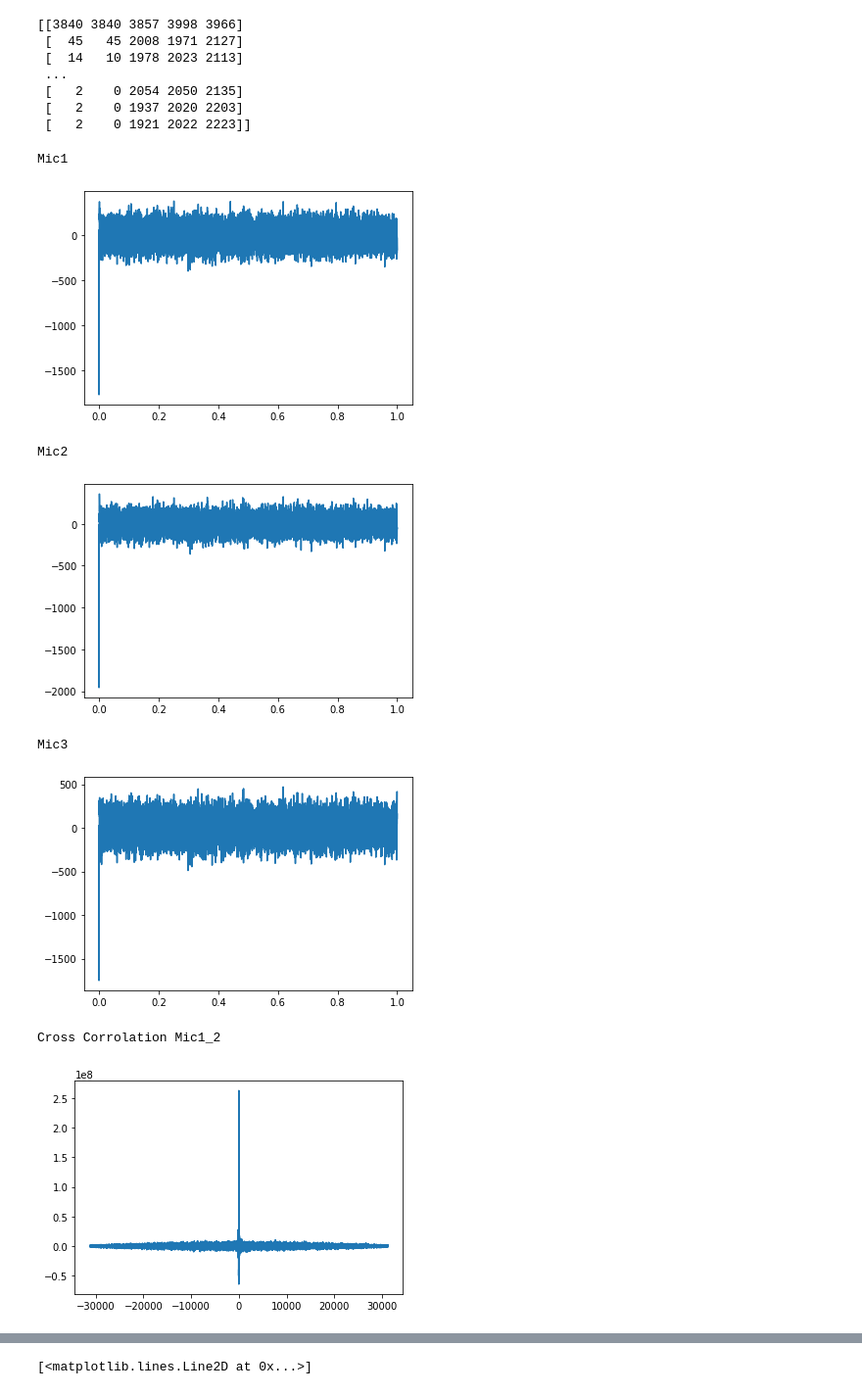
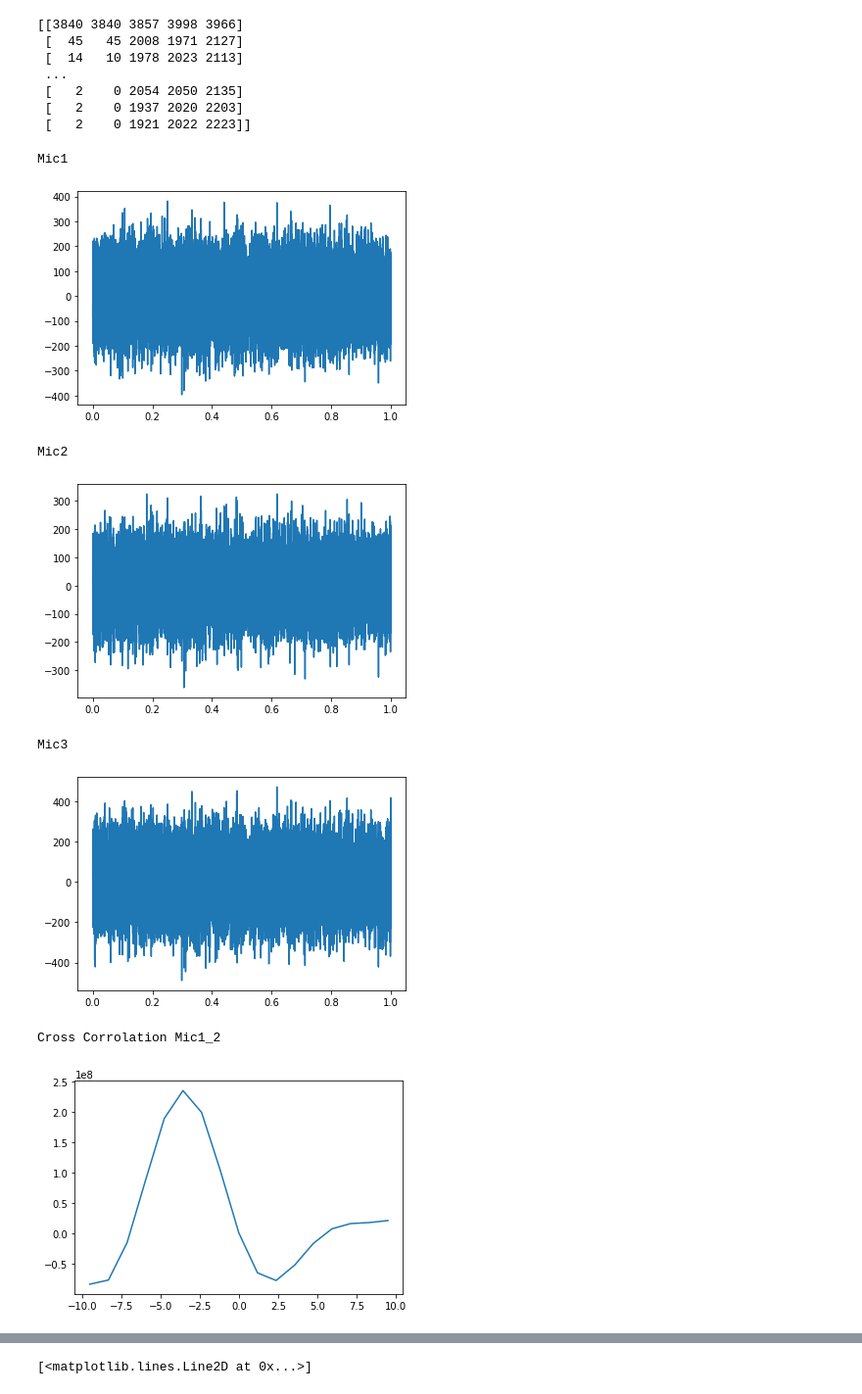
Before and after one commit to stemnic/TTT4280-Labs, a Jupyter notebook: lab2/audioSample.ipynb, the cells around one changed output, grey strips where cells are left out. Shown at 98% size. Saved outputs shown, nothing was run; the diff lists cells and outputs as text; code cells hidden in the pictures.

```diff
--- a/lab2/audioSample.ipynb
+++ b/lab2/audioSample.ipynb
@@ -59,9 +59,9 @@ def signalAngel(arrMic1, arrMic2, arrMic3, maxlag, ploting=False):
     filteredMic2 = sig.filtfilt(x, HpassCoeff, arrMic2)
     filteredMic3 = sig.filtfilt(x, HpassCoeff, arrMic3)
 
-    crosscorr1_2 = sig.crosscorrelation(filteredMic1, filteredMic2, maxlag)
-    crosscorr2_3 = sig.crosscorrelation(filteredMic2, filteredMic3, maxlag)
-    crosscorr1_3 = sig.crosscorrelation(filteredMic1, filteredMic3, maxlag)
+    crosscorr1_2 = crosscorrelation(filteredMic1, filteredMic2, maxlag)
+    crosscorr2_3 = crosscorrelation(filteredMic2, filteredMic3, maxlag)
+    crosscorr1_3 = crosscorrelation(filteredMic1, filteredMic3, maxlag)
     t = linspace(-crosscorr1_2.size/2-1, crosscorr1_2.size/2+1, crosscorr1_2.size)
     if ploting:
         print("Mic1")
@@ -99,38 +99,38 @@ def plotSig(signal):
 # %%
 maxlag = 8
 dcComp = 1986
 
 def offsetvalue(data):
     size = 0
     total = 0
     for signals in data:
         total += signals
         size += 1
     return total/size
 
-mic1 = data[1][:,4]#.astype(np.int16)#-dcComp
-mic2 = data[1][:,3]#.astype(np.int16)#-dcComp
-mic3 = data[1][:,2]#.astype(np.int16)#-dcComp
+mic1 = data[1][10:,4]#.astype(np.int16)#-dcComp
+mic2 = data[1][10:,3]#.astype(np.int16)#-dcComp
+mic3 = data[1][10:,2]#.astype(np.int16)#-dcComp
 
 mic1 = mic1-offsetvalue(mic1)
 mic2 = mic2-offsetvalue(mic2)
 mic3 = mic3-offsetvalue(mic3)
 
 
 
 #print(data[1][:,4])
 #print(mic1)
 #print(mic2)
 #print(mic3)
 
 print(signalAngel(mic1,mic2,mic3, maxlag, True))
 # %% [output]
 Mic1
-[figure, old version]
+[figure, new version]
 Mic2
-[figure, old version]
+[figure, new version]
 Mic3
-[figure, old version]
+[figure, new version]
 Cross Corrolation Mic1_2
-[figure, old version]
+[figure, new version]
 Cross Corrolation Mic2_3
```
Also changed, not shown: parts of 1 cell of this notebook.
